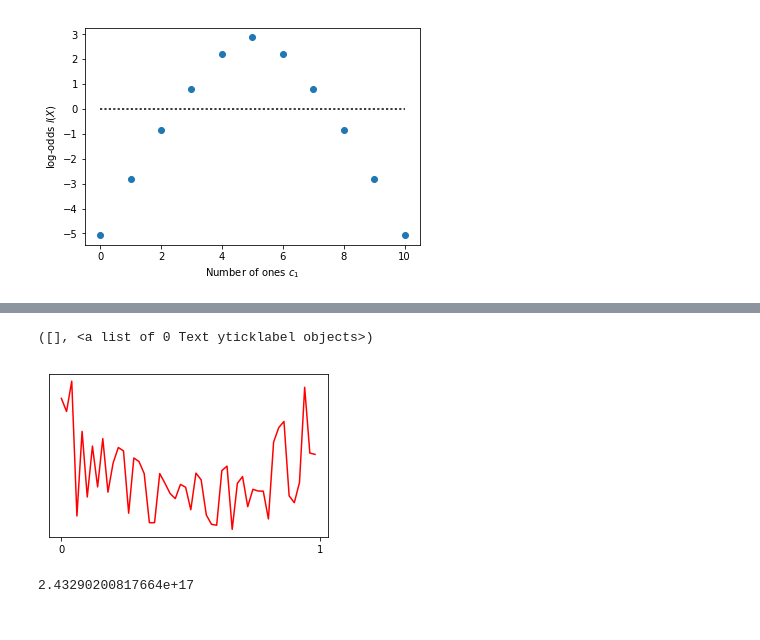
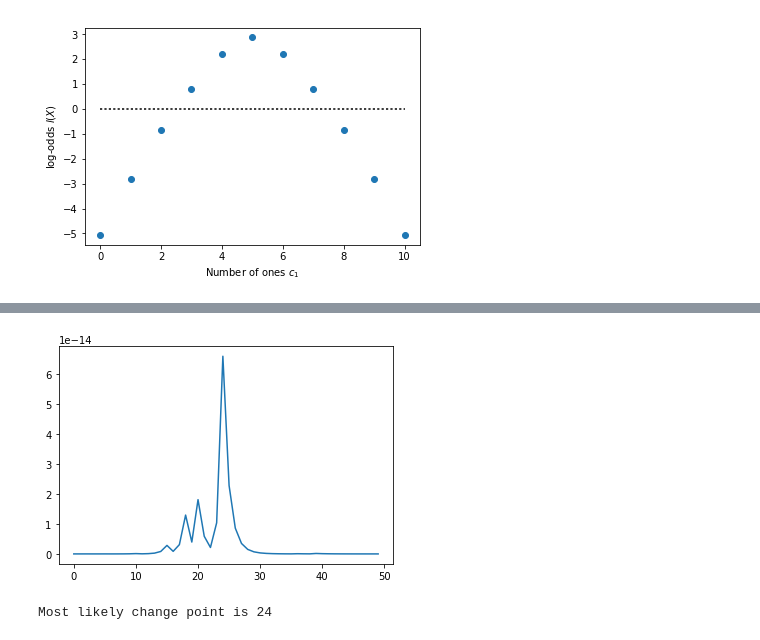
Before and after one commit to CMPE547-Spring-2017-Bogazici/hw4, a Jupyter notebook: solution.ipynb, the cells around one changed output, grey strips where cells are left out. Cells and saved outputs as stored; diff of their text form; code cells hidden in the pictures.

```diff
--- a/solution.ipynb
+++ b/solution.ipynb
@@ -246,34 +218,44 @@ pi2 = np.random.beta(1,1,50)
-# %%
-obs = "00100100001000010010110011111111111011011111111111"
-obs = [int(i) for i in obs]
-a= 1
-b=1
-#cp change point (m)
-def less_prob(obs,cp):
-    tmp = obs[0:cp]
-    return np.sum(tmp)/len(temp)
-
-def geq_prob(obs,cp):
-    tmp = obs[cp:]
-    return np.sum(tmp)/len(temp)
-
-def berno(p1,p2,x):
-    y = (p1**x)*(1-p1)**(1-x)*(p2**x)*(1-p2)**(1-x)
-    return y
-
-p = np.arange(0.0,1.00,0.02)
-
-c = [0,0]
-N = 0
-plt.figure(figsize=(5,3))
-dist = berno(pi1,pi2,p)
-plt.plot(p, dist, 'r')
-plt.xticks([0,1])
-plt.yticks([])
-# %% [output]
-([], <a list of 0 Text yticklabel objects>)
-[figure, removed]
-# %%
-math.gamma(3)*math.gamma(20)
-# %% [output]
-2.43290200817664e+17
+# %%
+obs = "00100100001000010010110011111111111011011111111111"
+obs = [int(i) for i in obs]
+#find i<m counts
+def less_prob(obs,cp):
+    tmp = obs[0:cp]
+    return len(tmp) - np.sum(tmp),np.sum(tmp)
+#find i>=m counts
+def geq_prob(obs,cp):
+    tmp = obs[cp:]
+    return  len(tmp) - np.sum(tmp) , np.sum(tmp)
+
+def count_update(obs):
+    result =  []
+    for i in range(0,len(obs)):
+        x = {'i<m': {'0':0,'1':0},'i>=m': {'0':0,'1':0}}
+        x['i<m']['0'],x['i<m']['1'] = less_prob(obs,i)
+        x['i>=m']['0'],x['i>=m']['1'] = geq_prob(obs,i)
+        result.append(x)
+    return result
+x = count_update(obs)
+def marginal_likelihood(obs):
+    all_x = count_update(obs)
+    result = []
+    N = len(obs)
+    for i in range(0,N):
+        x = all_x[i]
+        #normalization
+        tmp = (math.gamma(2)/(math.gamma(1)+math.gamma(1)))*(math.gamma(1+1)/(math.gamma(1)+math.gamma(1)))
+        #less than
+        tmp = tmp*math.gamma(x['i<m']['0']+1)*math.gamma(x['i<m']['1']+1)/math.gamma(2 + i)
+        #greater than
+        tmp = tmp*math.gamma(x['i>=m']['0']+1)*math.gamma(x['i>=m']['1']+1)/math.gamma(2+N-i)
+        tmp = tmp/N
+        result.append(tmp)
+    return result
+# %%
+probs = marginal_likelihood(obs)
+plt.plot(range(0,len(obs)),probs)
+plt.show()
+print("Most likely change point is",np.argmax(probs))
+# %% [output]
+[figure, added]
+Most likely change point is 24
```
Also changed, not shown: parts of 6 cells of this notebook.
